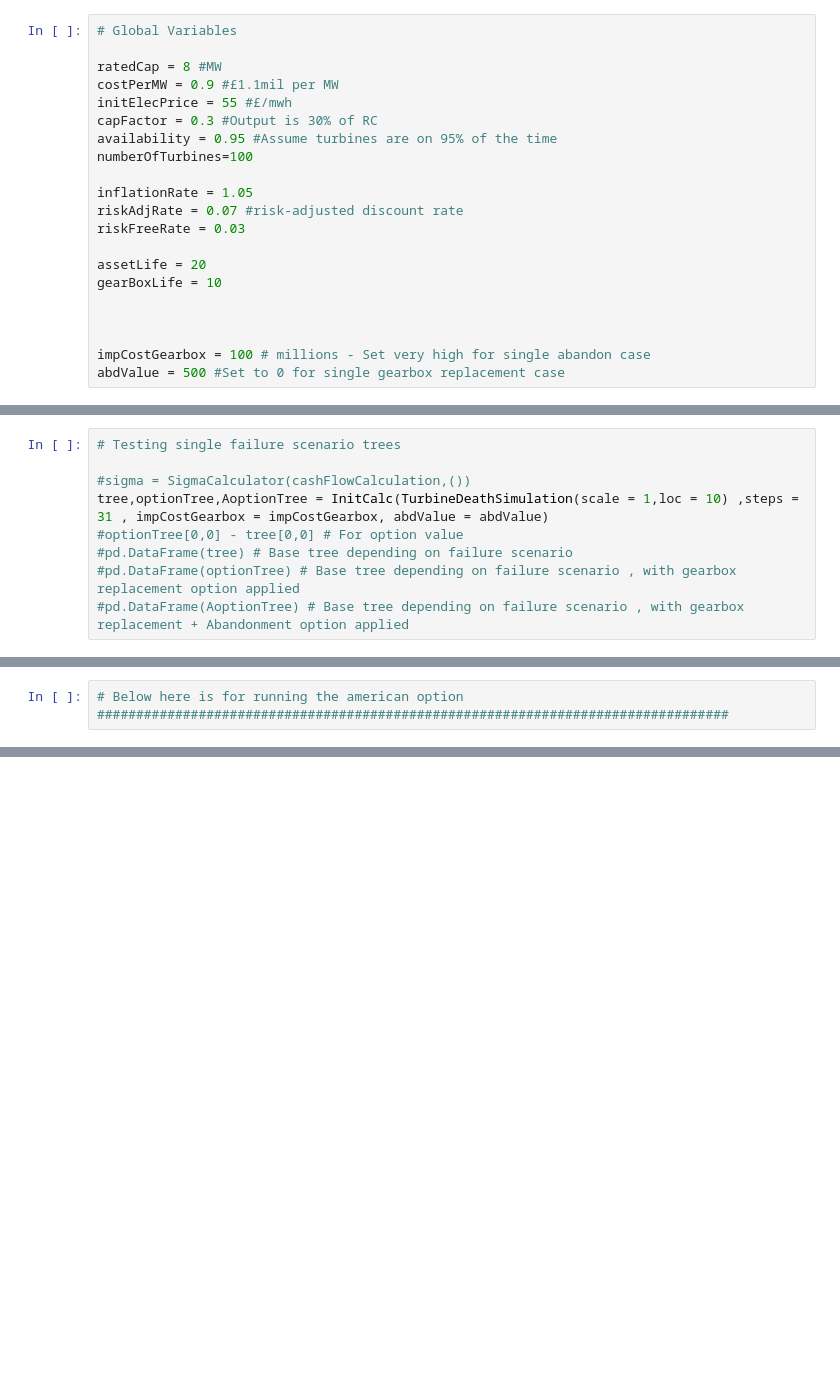
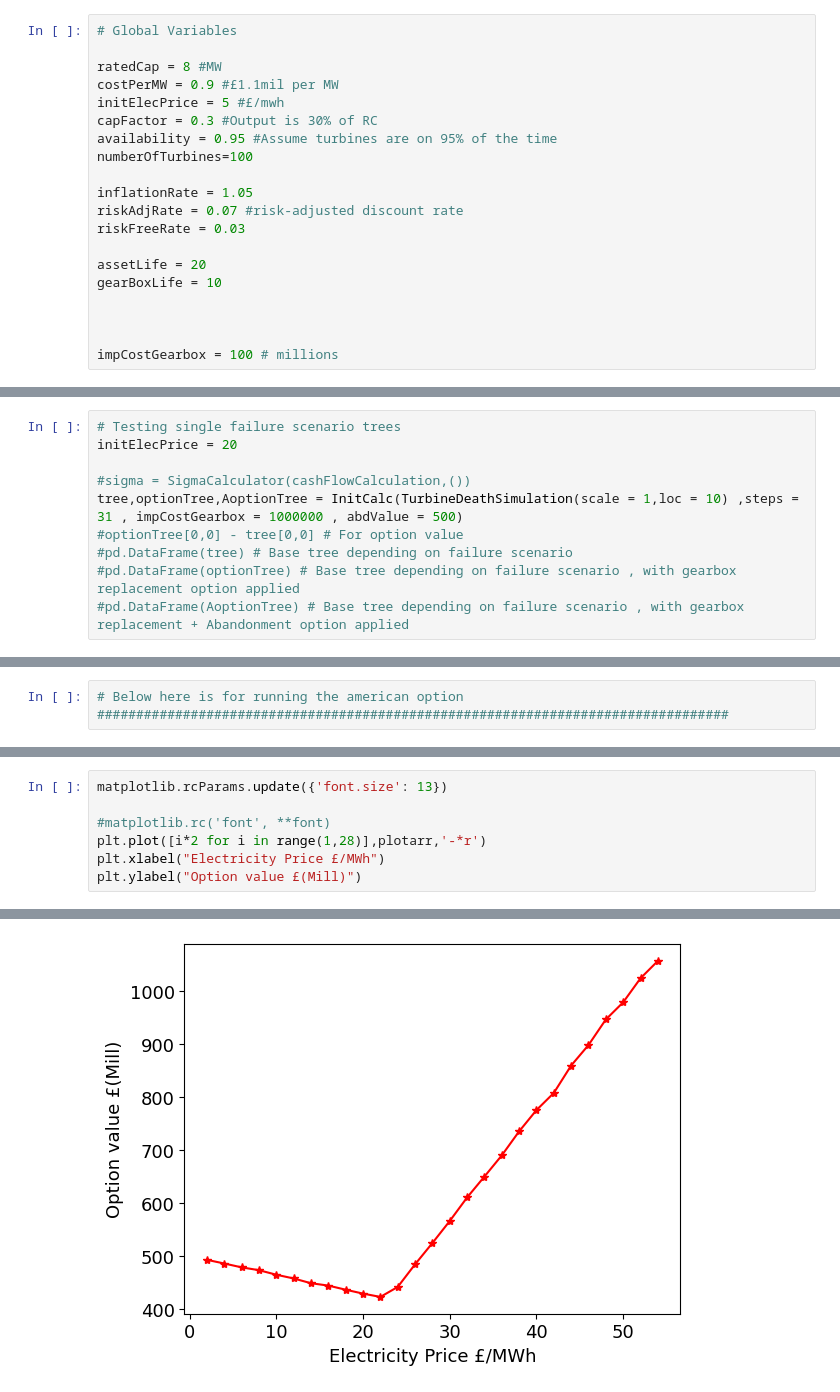
Before and after one commit to AlWestwood1/wind_farm_ROA, a Jupyter notebook: American_single_double_option.ipynb, the cells around one changed output, grey strips where cells are left out. Saved outputs shown, nothing was run; the diff lists cells and outputs as text; blank space fills up the shorter version.

Commit message:
Updated double American option

```diff
--- a/American_single_double_option.ipynb
+++ b/American_single_double_option.ipynb
@@ -7,7 +8,7 @@ from matplotlib import pyplot as plt
 
 ratedCap = 8 #MW
 costPerMW = 0.9 #£1.1mil per MW
-initElecPrice = 55 #£/mwh
+initElecPrice = 5 #£/mwh
 capFactor = 0.3 #Output is 30% of RC
 availability = 0.95 #Assume turbines are on 95% of the time
 numberOfTurbines=100
@@ -21,8 +22,7 @@ gearBoxLife = 10
 
 
 
-impCostGearbox = 100 # millions - Set very high for single abandon case
-abdValue = 500 #Set to 0 for single gearbox replacement case
+impCostGearbox = 100 # millions
 # %%
 # Legacy Function Definitions
 
@@ -204,9 +204,10 @@ def InitCalc(cashFlows ,steps , impCostGearbox , abdValue):
     return tree , optionTree , AoptionTree
 # %%
 # Testing single failure scenario trees
+initElecPrice = 20
 
 #sigma = SigmaCalculator(cashFlowCalculation,())
-tree,optionTree,AoptionTree = InitCalc(TurbineDeathSimulation(scale = 1,loc = 10) ,steps = 31 , impCostGearbox = impCostGearbox, abdValue = abdValue)
+tree,optionTree,AoptionTree = InitCalc(TurbineDeathSimulation(scale = 1,loc = 10) ,steps = 31 , impCostGearbox = 1000000 , abdValue = 500)
 #optionTree[0,0] - tree[0,0] # For option value
 #pd.DataFrame(tree) # Base tree depending on failure scenario
 #pd.DataFrame(optionTree) # Base tree depending on failure scenario , with gearbox replacement option applied
@@ -323,0 +436,8 @@ print("Value of project = £%.2f million" %Am_project_value)
+# %%
+matplotlib.rcParams.update({'font.size': 13})
+
+#matplotlib.rc('font', **font)
+plt.plot([i*2 for i in range(1,28)],plotarr,'-*r')
+plt.xlabel("Electricity Price £/MWh")
+plt.ylabel("Option value £(Mill)")
+# %% [output]
@@ -323,0 +445 @@ print("Value of project = £%.2f million" %Am_project_value)
+[figure, added]
```
Also changed, not shown: parts of 9 cells of this notebook.
